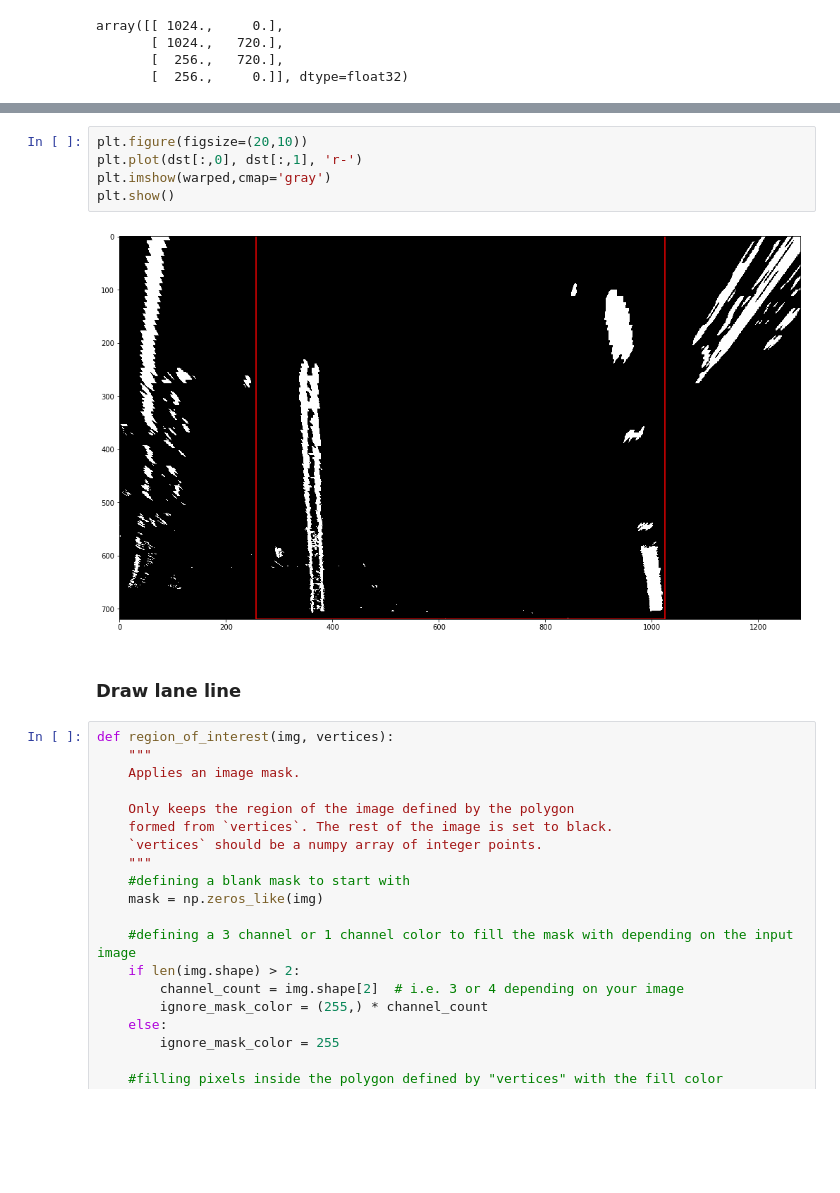
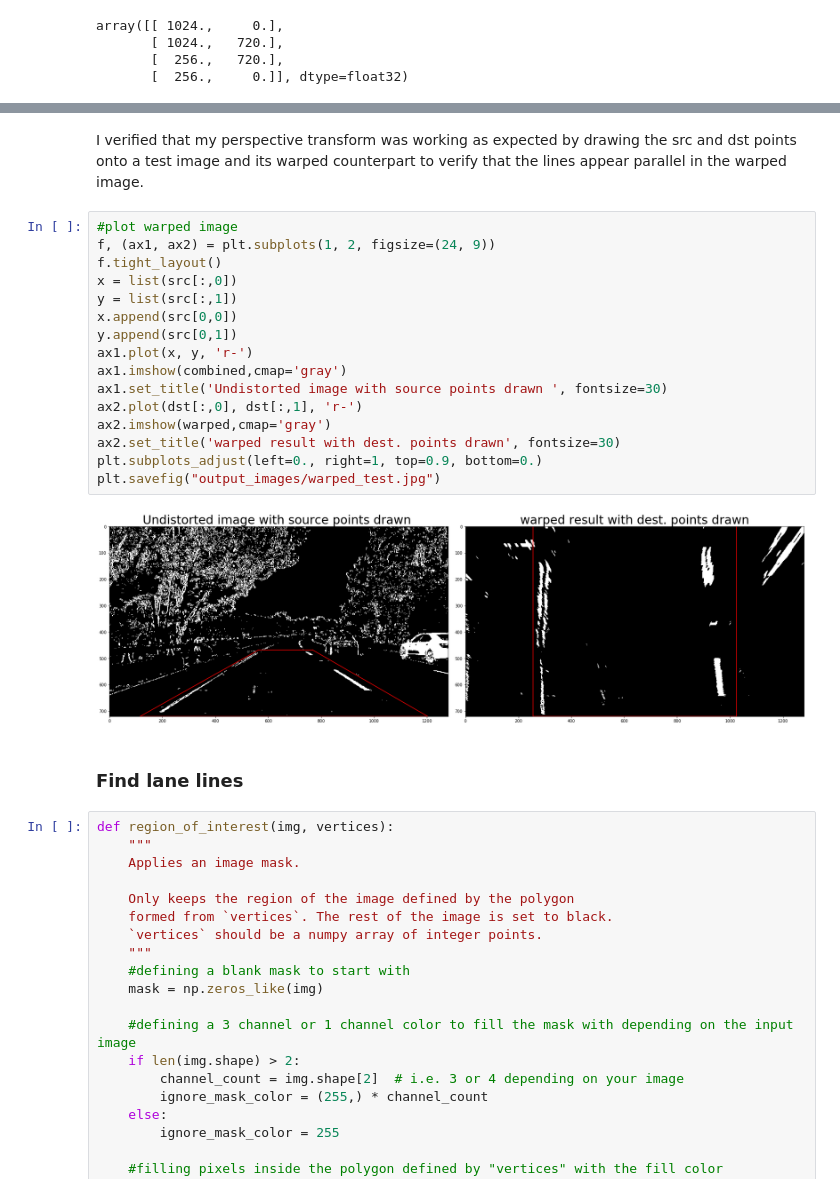
Before and after one commit to madsonrda/advanced_lane_lines, a Jupyter notebook: advanced_lane_finding.ipynb, the cells around one changed output, grey strips where cells are left out. Saved outputs shown, nothing was run; the diff lists cells and outputs as text; blank space fills up the shorter version.

```diff
--- a/advanced_lane_finding.ipynb
+++ b/advanced_lane_finding.ipynb
@@ -247,12 +250,25 @@ plt.show()
-# %%
-plt.figure(figsize=(20,10))
-plt.plot(dst[:,0], dst[:,1], 'r-')
-plt.imshow(warped,cmap='gray')
-plt.show()
-# %% [output]
-[figure, removed]
+# %% [markdown]
+I verified that my perspective transform was working as expected by drawing the src and dst points onto a test image and its warped counterpart to verify that the lines appear parallel in the warped image.
+# %%
+#plot warped image
+f, (ax1, ax2) = plt.subplots(1, 2, figsize=(24, 9))
+f.tight_layout()
+x = list(src[:,0])
+y = list(src[:,1])
+x.append(src[0,0])
+y.append(src[0,1])
+ax1.plot(x, y, 'r-')
+ax1.imshow(combined,cmap='gray')
+ax1.set_title('Undistorted image with source points drawn ', fontsize=30)
+ax2.plot(dst[:,0], dst[:,1], 'r-')
+ax2.imshow(warped,cmap='gray')
+ax2.set_title('warped result with dest. points drawn', fontsize=30)
+plt.subplots_adjust(left=0., right=1, top=0.9, bottom=0.)
+plt.savefig("output_images/warped_test.jpg")
+# %% [output]
+[figure, added]
 # %% [markdown]
-### Draw lane line
+### Find lane lines
 # %%
 def region_of_interest(img, vertices):
     """
```
Also changed, not shown: parts of 25 cells of this notebook, 7 other files.
